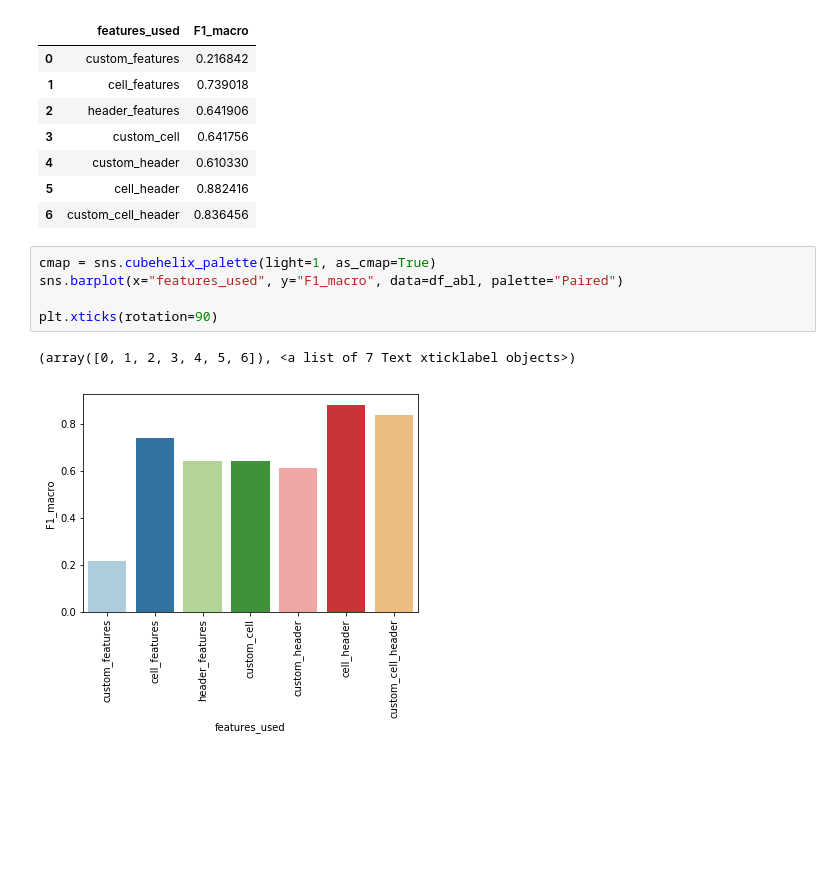
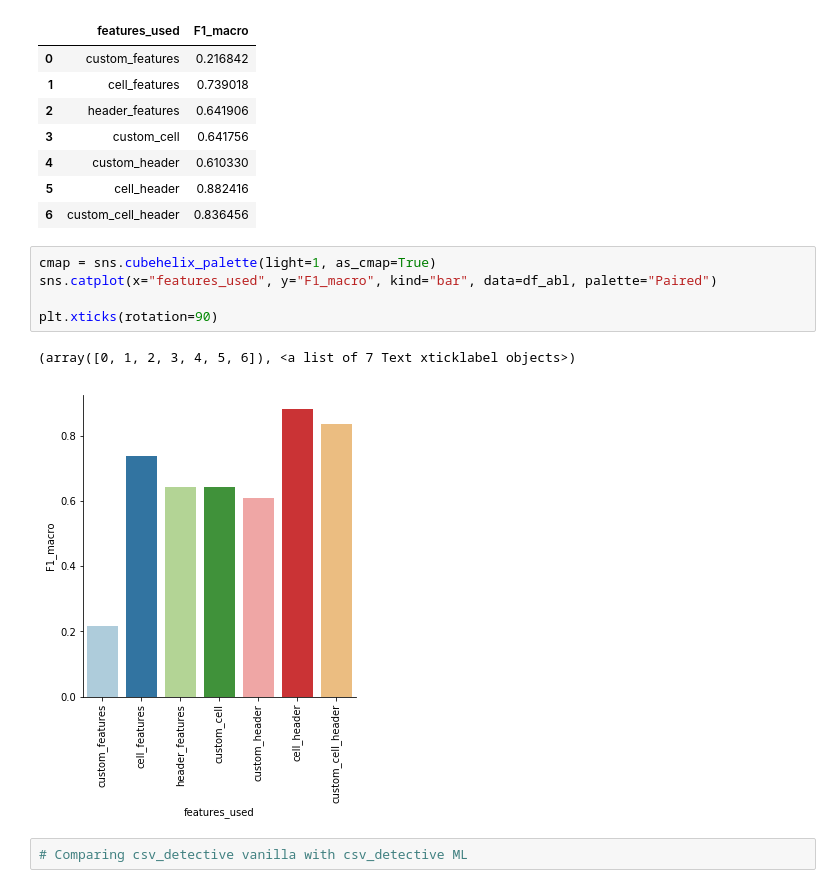
Before and after one commit to etalab/csv_detective_api, a Jupyter notebook: service/doc/create_graphs.ipynb, the cells around one changed output. Saved outputs shown, nothing was run; the diff lists cells and outputs as text; blank space fills up the shorter version.

```diff
--- a/service/doc/create_graphs.ipynb
+++ b/service/doc/create_graphs.ipynb
@@ -72,9 +75,11 @@ df_abl
 | 6 | custom_cell_header | 0.836456 |
 # %%
 cmap = sns.cubehelix_palette(light=1, as_cmap=True)
-sns.barplot(x="features_used", y="F1_macro", data=df_abl, palette="Paired")
+sns.catplot(x="features_used", y="F1_macro", kind="bar", data=df_abl, palette="Paired")
 
 plt.xticks(rotation=90)
 # %% [output]
 (array([0, 1, 2, 3, 4, 5, 6]), <a list of 7 Text xticklabel objects>)
-[figure, old version]
+[figure, new version]
+# %%
+# Comparing csv_detective vanilla with csv_detective ML
```
Also changed, not shown: parts of 2 cells of this notebook, 5 other files.
